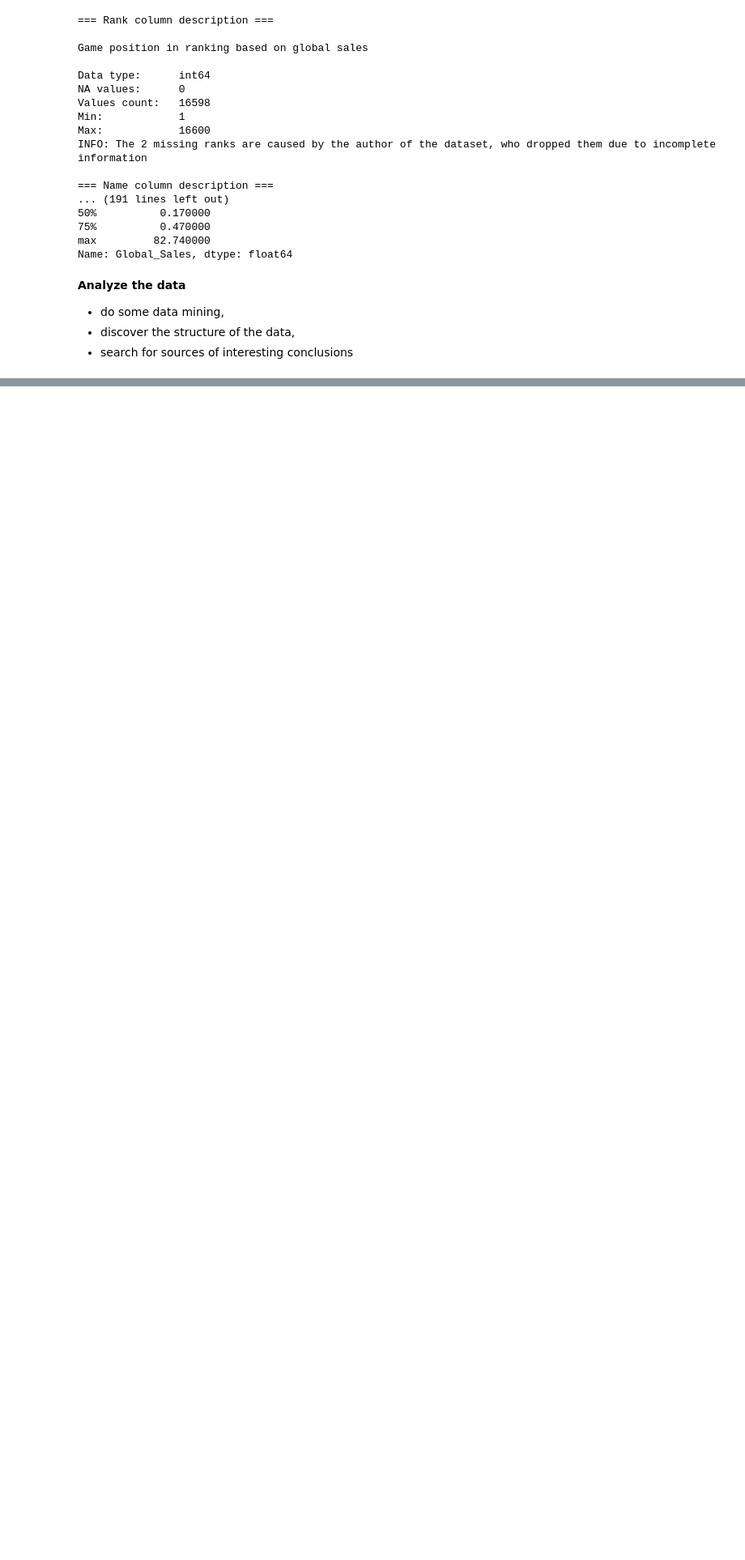
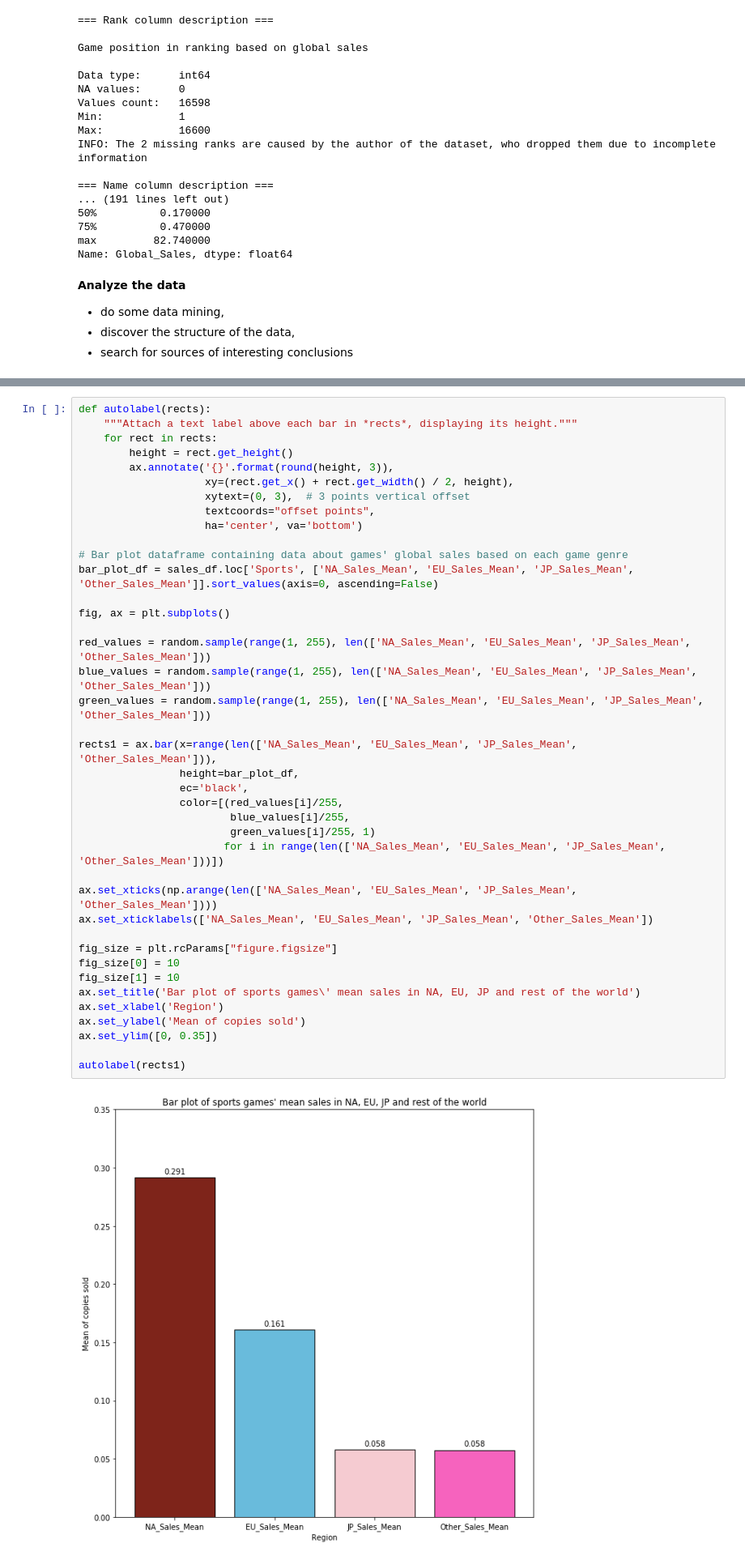
Before and after one commit to Netherwulf/video-games-data-analysis, a Jupyter notebook: video_games_data_analysis.ipynb, the cells around one changed output, grey strips where cells are left out. Shown: that part at 81% size. Drawn from its saved outputs; the diff is of its cells as text; blank space fills up the shorter version.

```diff
--- a/video_games_data_analysis.ipynb
+++ b/video_games_data_analysis.ipynb
@@ -424,0 +509,42 @@ autolabel(rects1)
+# %%
+def autolabel(rects):
+    """Attach a text label above each bar in *rects*, displaying its height."""
+    for rect in rects:
+        height = rect.get_height()
+        ax.annotate('{}'.format(round(height, 3)),
+                    xy=(rect.get_x() + rect.get_width() / 2, height),
+                    xytext=(0, 3),  # 3 points vertical offset
+                    textcoords="offset points",
+                    ha='center', va='bottom')
+
+# Bar plot dataframe containing data about games' global sales based on each game genre
+bar_plot_df = sales_df.loc['Sports', ['NA_Sales_Mean', 'EU_Sales_Mean', 'JP_Sales_Mean', 'Other_Sales_Mean']].sort_values(axis=0, ascending=False)
+
+fig, ax = plt.subplots()
+
+red_values = random.sample(range(1, 255), len(['NA_Sales_Mean', 'EU_Sales_Mean', 'JP_Sales_Mean', 'Other_Sales_Mean']))
+blue_values = random.sample(range(1, 255), len(['NA_Sales_Mean', 'EU_Sales_Mean', 'JP_Sales_Mean', 'Other_Sales_Mean']))
+green_values = random.sample(range(1, 255), len(['NA_Sales_Mean', 'EU_Sales_Mean', 'JP_Sales_Mean', 'Other_Sales_Mean']))
+
+rects1 = ax.bar(x=range(len(['NA_Sales_Mean', 'EU_Sales_Mean', 'JP_Sales_Mean', 'Other_Sales_Mean'])),
+                height=bar_plot_df,
+                ec='black',
+                color=[(red_values[i]/255,
+                        blue_values[i]/255,
+                        green_values[i]/255, 1)
+                       for i in range(len(['NA_Sales_Mean', 'EU_Sales_Mean', 'JP_Sales_Mean', 'Other_Sales_Mean']))])
+
+ax.set_xticks(np.arange(len(['NA_Sales_Mean', 'EU_Sales_Mean', 'JP_Sales_Mean', 'Other_Sales_Mean'])))
+ax.set_xticklabels(['NA_Sales_Mean', 'EU_Sales_Mean', 'JP_Sales_Mean', 'Other_Sales_Mean'])
+
+fig_size = plt.rcParams["figure.figsize"]
+fig_size[0] = 10
+fig_size[1] = 10
+ax.set_title('Bar plot of sports games\' mean sales in NA, EU, JP and rest of the world')
+ax.set_xlabel('Region')
+ax.set_ylabel('Mean of copies sold')
+ax.set_ylim([0, 0.35])
+
+autolabel(rects1)
+# %% [output]
+[figure, added]
```
Also changed, not shown: parts of 6 cells of this notebook.
